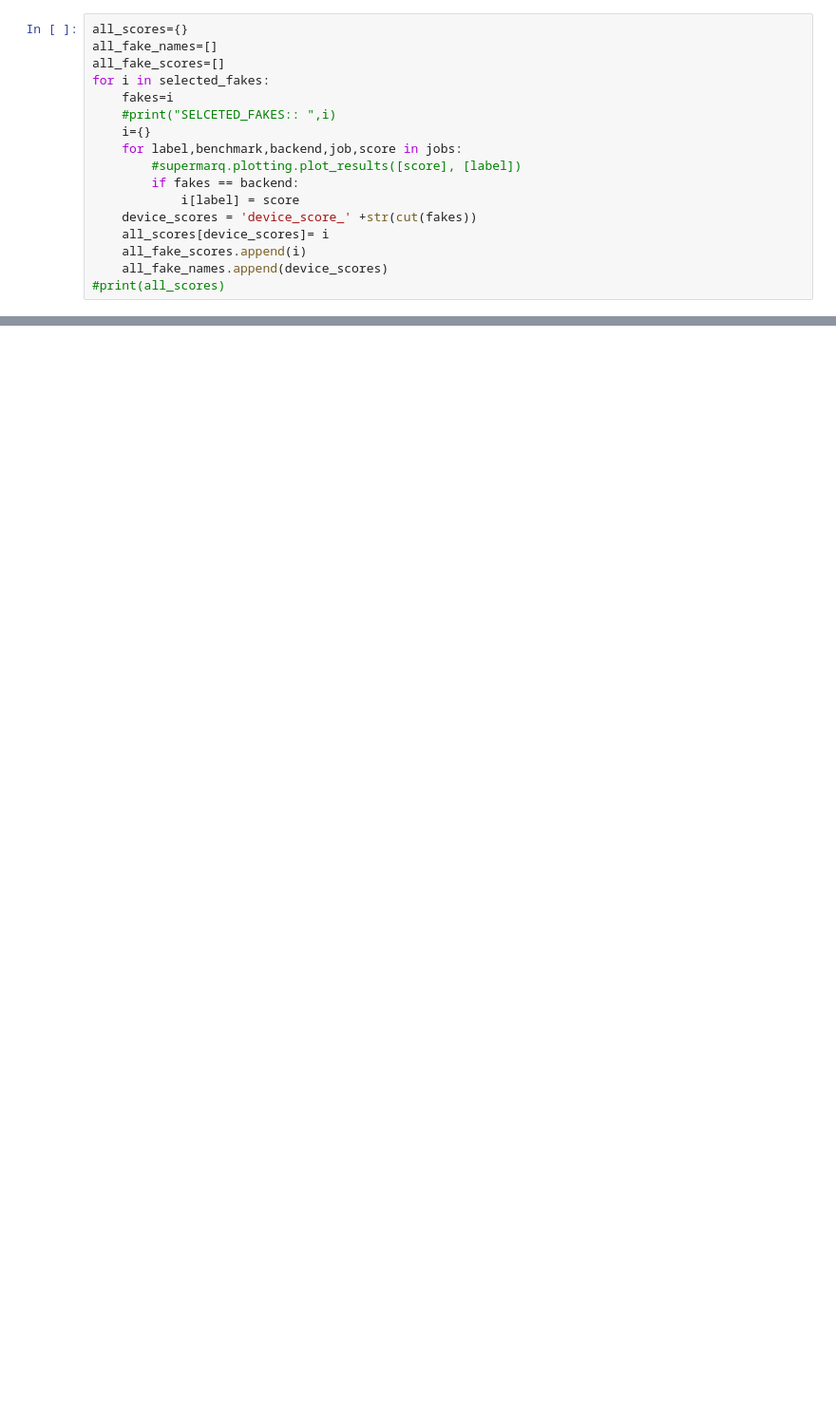
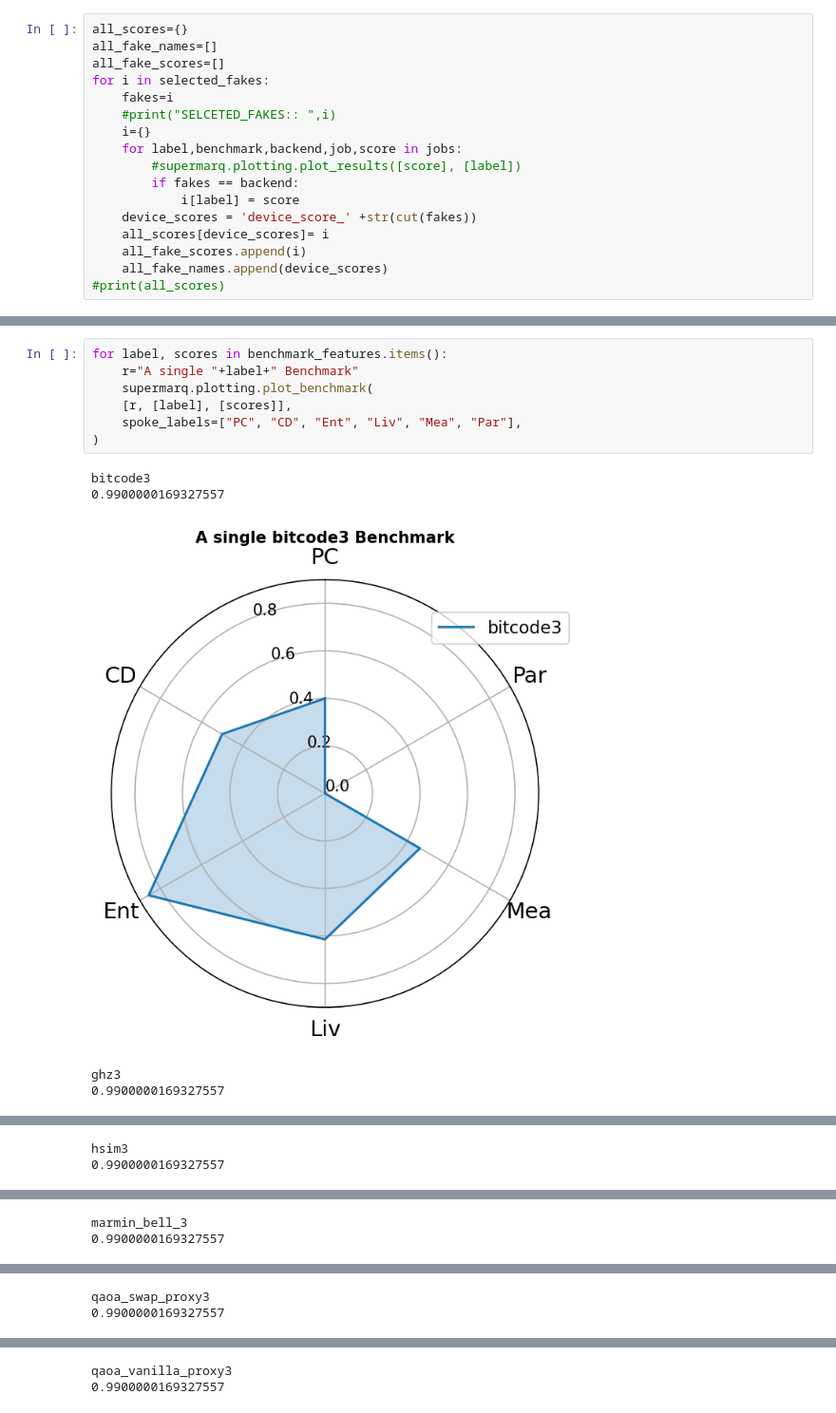
Before and after one commit to vandnaChaturvedi/Supermarq_benchmark_POC, a Jupyter notebook: fake_five_over_all.ipynb, the cells around one changed output, grey strips where cells are left out. Shown at 95% size. Cells and saved outputs as stored; diff of their text form; blank space fills up the shorter version.

```diff
--- a/fake_five_over_all.ipynb
+++ b/fake_five_over_all.ipynb
@@ -150,0 +149,13 @@ supermarq.plotting.plot_correlations(benchmark_features,all_fake_scores,["PC", "
+# %%
+for label, scores in benchmark_features.items():
+    r="A single "+label+" Benchmark"
+    supermarq.plotting.plot_benchmark(
+    [r, [label], [scores]],
+    spoke_labels=["PC", "CD", "Ent", "Liv", "Mea", "Par"],
+)
+# %% [output]
+bitcode3
+0.9900000169327557
+[figure, added]
+ghz3
+0.9900000169327557
@@ -150,0 +163,2 @@ supermarq.plotting.plot_correlations(benchmark_features,all_fake_scores,["PC", "
+hsim3
+0.9900000169327557
@@ -150,0 +166,2 @@ supermarq.plotting.plot_correlations(benchmark_features,all_fake_scores,["PC", "
+marmin_bell_3
+0.9900000169327557
@@ -150,0 +169,2 @@ supermarq.plotting.plot_correlations(benchmark_features,all_fake_scores,["PC", "
+qaoa_swap_proxy3
+0.9900000169327557
@@ -150,0 +172,2 @@ supermarq.plotting.plot_correlations(benchmark_features,all_fake_scores,["PC", "
+qaoa_vanilla_proxy3
+0.9900000169327557
```
Also changed, not shown: parts of 6 cells of this notebook.
